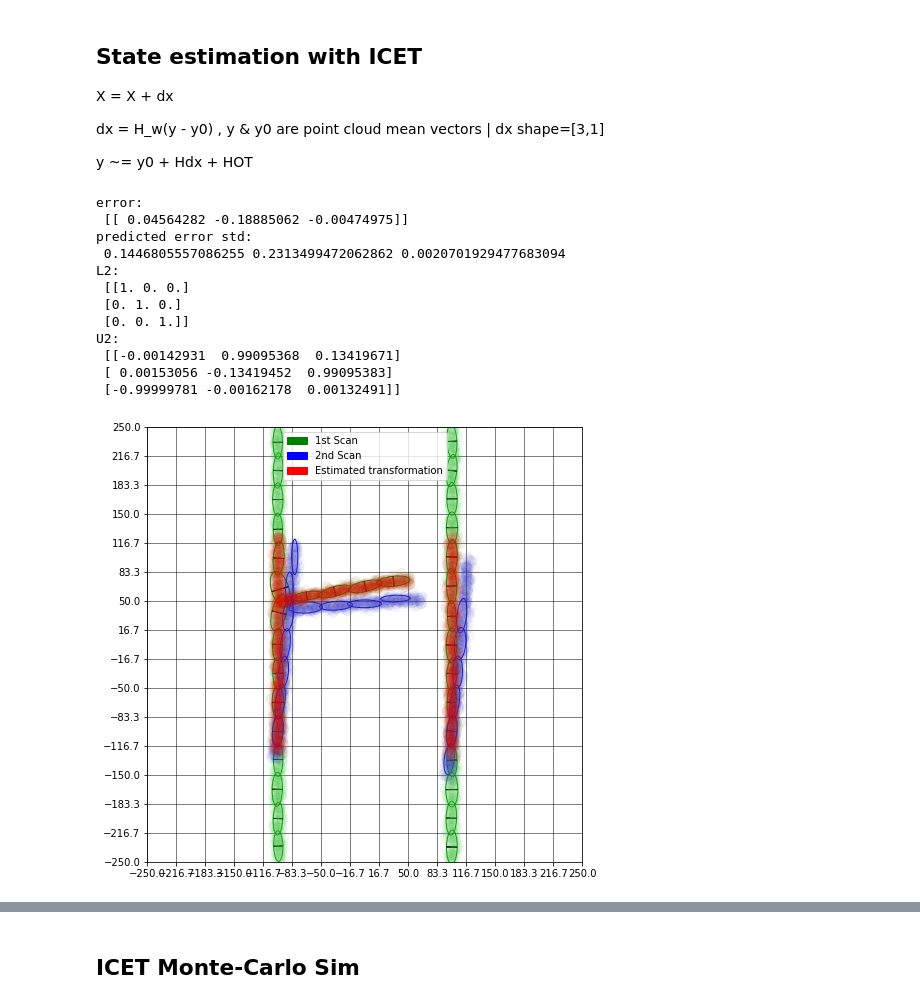
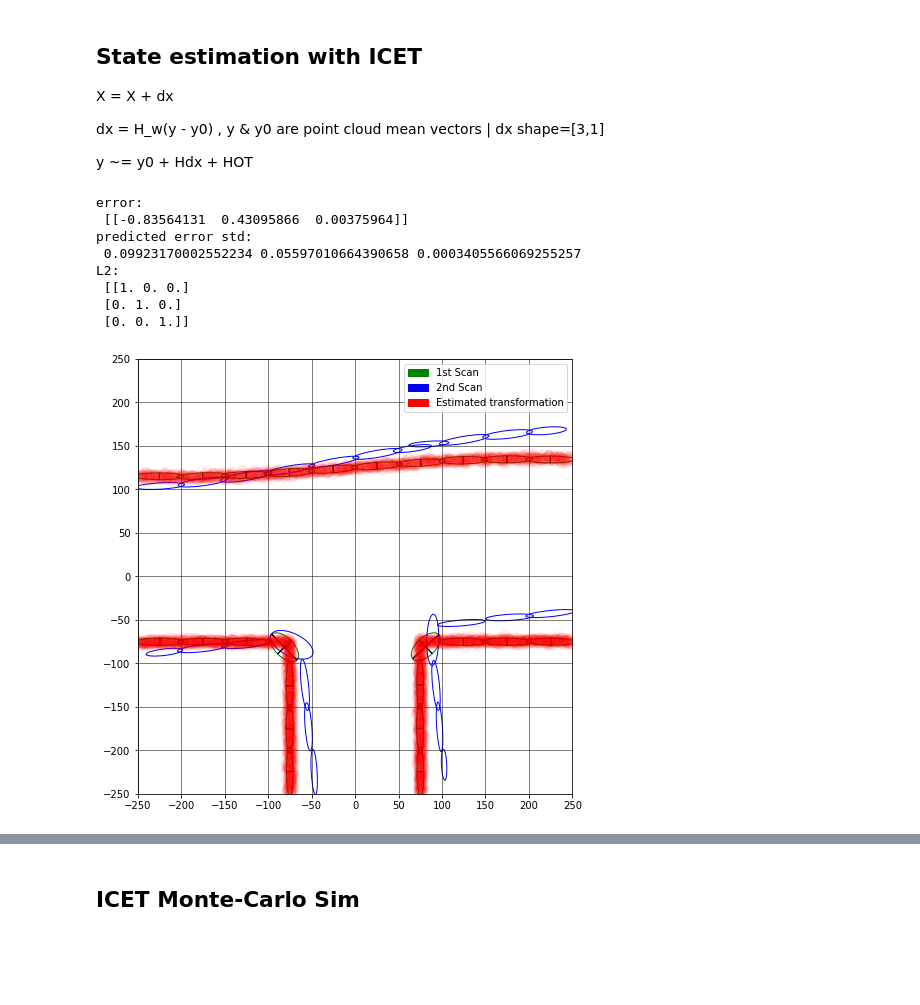
Before and after one commit to mcdermatt/ASAR, a Jupyter notebook: v1/train_network.ipynb, the cells around one changed output, grey strips where cells are left out. Drawn from its saved outputs; the diff is of its cells as text; code cells hidden in the pictures; blank space fills up the shorter version.

```diff
--- a/v1/train_network.ipynb
+++ b/v1/train_network.ipynb
@@ -481,12 +449,13 @@ green = mpatches.Patch(color='green', label='1st Scan')
 blue = mpatches.Patch(color='blue', label='2nd Scan')
 red = mpatches.Patch(color='red', label='Estimated transformation')
 plt.legend(handles=[green, blue, red])
+ax9.set_aspect('equal')
 
 # a = int(100*np.random.rand())
 # print(a)
 a = 59 #59 #10 #97 #33 #easy test scans
-fidelity = 15 # [N x N] grid of ellipses
-nc = 50  # number of cycles
+fidelity = 10 # [N x N] grid of ellipses
+nc = 250  # number of cycles
 atd = True #along track demo
 
 r, t, results, x_actual = NDT(dat1[a],dat2[a],fig9,ax9, fid = fidelity,
@@ -717,45 +645,45 @@ blue = mpatches.Patch(color='blue', label='2nd Scan')
 red = mpatches.Patch(color='red', label='Estimated transformation')
 plt.legend(handles=[green, blue, red])
 
 
-fidelity = 15     # [N x N] grid of ellipses
-nc = 10    # number of cycles
-min_num_pts = 40  # minimum number of points per ellipse #works well with 5 for default
+fidelity = 10     # [N x N] grid of ellipses
+nc = 100    # number of cycles
+min_num_pts = 50  # minimum number of points per ellipse #works well with 5 for default
 atd = True #along track demo
 
 if atd == True:
     X, Q, hist, x_actual, condinfo = ICET_v2(dat1[a],dat2[a],fig12,ax12,
                                               fid = fidelity, num_cycles = nc, min_num_pts = min_num_pts, along_track_demo = atd)
-#     print("x actual: \n", x_actual)
     print("error: \n", x_actual+X.T)
+#     print("estimate: \n", X.T)
+#     print("x_actual: \n", x_actual)
 else:
     X, Q, hist, condinfo = ICET_v2(dat1[a],dat2[a],fig12,ax12,
                                     fid = fidelity, num_cycles = nc, min_num_pts = min_num_pts, along_track_demo = atd)
 # print("best transformation X = \n", X.T)
 # print("Q = \n", Q)
 
 print("predicted error std: \n", np.sqrt(Q[0,0]), np.sqrt(Q[1,1]), np.sqrt(Q[2,2]))
 
 print("L2: \n", condinfo[0])
 # print("lam: \n", condinfo[1])
-print("U2: \n", condinfo[2])
+# print("U2: \n", condinfo[2])
 
 x_hat_hist, y_hist, z_hist = hist
 # print(y_hist)
+
+
+#NOTE: error in translation is coming from the fact that neither estimate is getting used!!
 # %% [output]
 error:
- [[ 0.04564282 -0.18885062 -0.00474975]]
+ [[-0.83564131  0.43095866  0.00375964]]
 predicted error std:
- 0.1446805557086255 0.2313499472062862 0.0020701929477683094
+ 0.09923170002552234 0.05597010664390658 0.0003405566069255257
 L2:
  [[1. 0. 0.]
  [0. 1. 0.]
  [0. 0. 1.]]
-U2:
- [[-0.00142931  0.99095368  0.13419671]
- [ 0.00153056 -0.13419452  0.99095383]
- [-0.99999781 -0.00162178  0.00132491]]
-[figure, old version]
+[figure, new version]
 # %%
 # fig13 = plt.figure()
 # ax13 = fig13.add_subplot()
```
Also changed, not shown: parts of 26 cells of this notebook, 3 other files.
